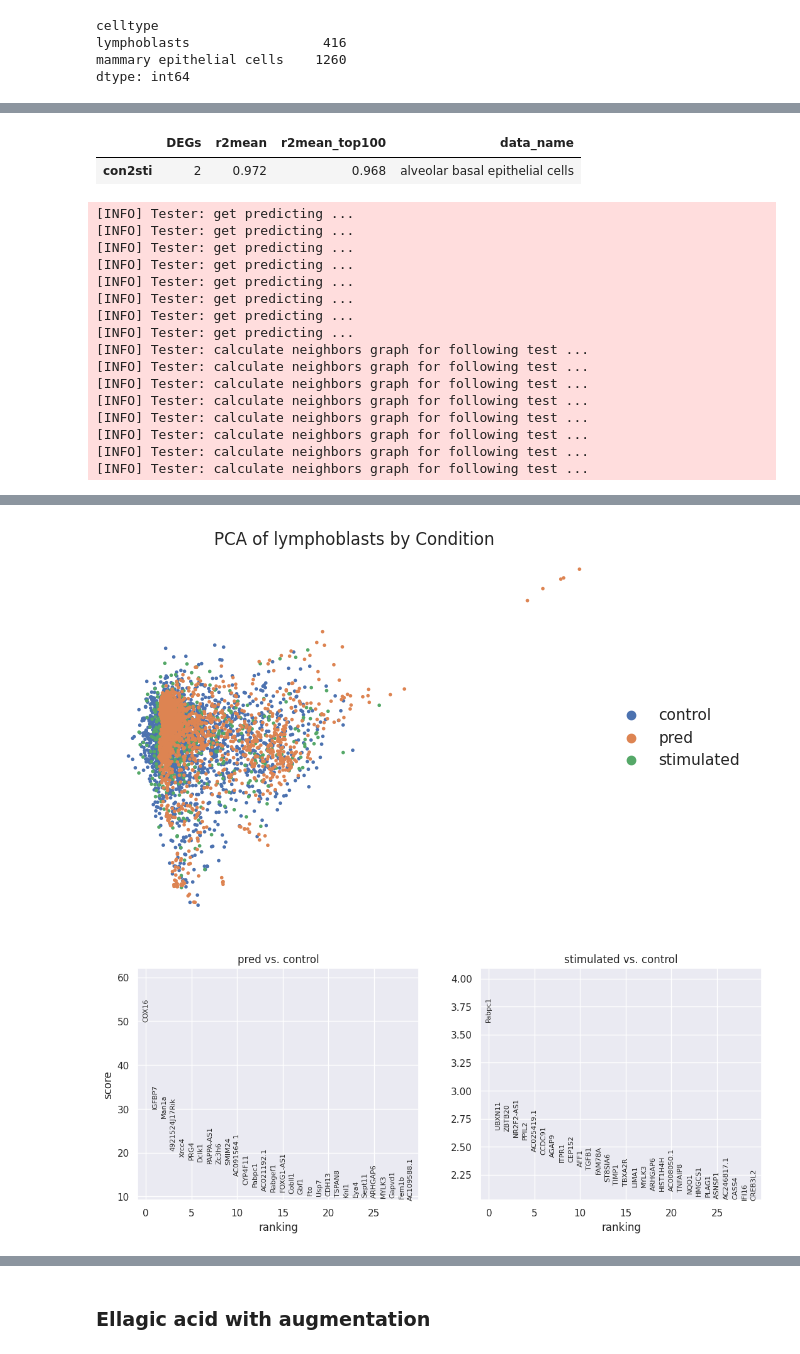
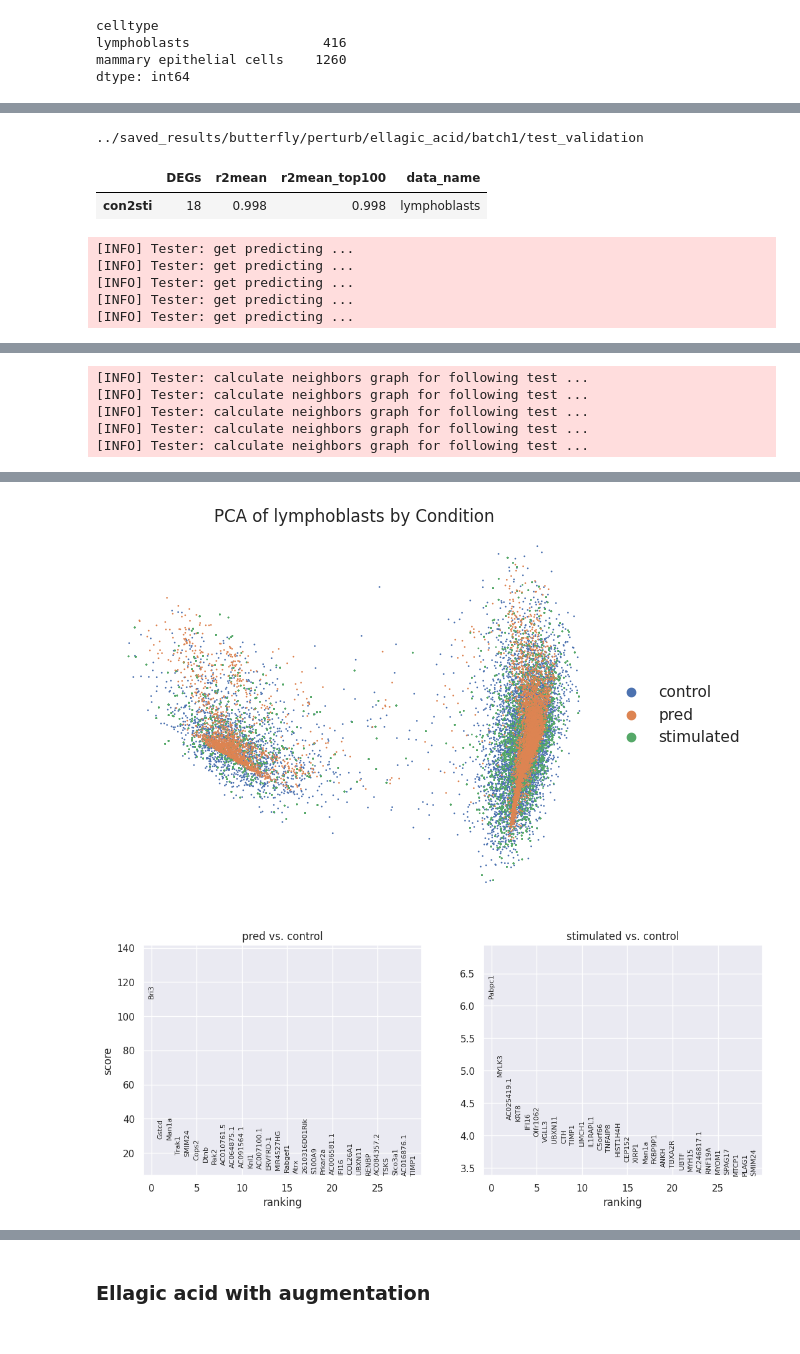
Before and after one commit to thodkatz/thesis, a Jupyter notebook: experiments/scbutterfly-perturbation.ipynb, the cells around one changed output, grey strips where cells are left out. Cells and saved outputs as stored; diff of their text form; code cells hidden in the pictures.

```diff
--- a/experiments/scbutterfly-perturbation.ipynb
+++ b/experiments/scbutterfly-perturbation.ipynb
@@ -427,7 +432,7 @@ model_perturb1 = Model(
     name=f"butterfly/ellagic_acid/batch{idx}"
 )
 # %%
-train = False
+train = True
 print(file_path)
 model_perturb1.train(
     R_encoder_lr = 0.001,
@@ -542,19 +557,21 @@ WARNING: saving figure to file ../saved_results/butterfly/perturb/ellagic_acid/2
 # %%
 import pandas as pd
-print(file_path)
-cluster_index = pd.read_csv(f'{file_path}/cluster_index.csv', index_col=0)
+print(test_file_path)
+cluster_index = pd.read_csv(f'{test_file_path}/cluster_index.csv', index_col=0)
 cluster_index
 # %% [output]
+../saved_results/butterfly/perturb/ellagic_acid/batch1/test_validation
 |  | DEGs | r2mean | r2mean_top100 | data_name |
-| con2sti | 2 | 0.972 | 0.968 | alveolar basal epithelial cells |
+| con2sti | 18 | 0.998 | 0.998 | lymphoblasts |
 # %%
 print(file_path)
+test_file_path = f"{file_path}/test_train"
 model_perturb1.test(
-    test_id_r = test_id_control,
-    test_id_a = test_id_perturb,
+    test_id_r = train_id_control,
+    test_id_a = train_id_perturb,
     model_path = None,
     load_model = None,
-    output_path = file_path,
+    output_path = test_file_path,
     test_pca = True,
     test_DEGs = True,
     test_R2 = True,
@@ -568,14 +585,3 @@ model_perturb1.test(
 [INFO] Tester: get predicting ...
 [INFO] Tester: get predicting ...
 [INFO] Tester: get predicting ...
-[INFO] Tester: get predicting ...
-[INFO] Tester: get predicting ...
-[INFO] Tester: get predicting ...
-[INFO] Tester: calculate neighbors graph for following test ...
-[INFO] Tester: calculate neighbors graph for following test ...
-[INFO] Tester: calculate neighbors graph for following test ...
-[INFO] Tester: calculate neighbors graph for following test ...
-[INFO] Tester: calculate neighbors graph for following test ...
-[INFO] Tester: calculate neighbors graph for following test ...
-[INFO] Tester: calculate neighbors graph for following test ...
-[INFO] Tester: calculate neighbors graph for following test ...
@@ -582,0 +589,5 @@ WARNING: saving figure to file ../saved_results/butterfly/perturb/ellagic_acid/2
+[INFO] Tester: calculate neighbors graph for following test ...
+[INFO] Tester: calculate neighbors graph for following test ...
+[INFO] Tester: calculate neighbors graph for following test ...
+[INFO] Tester: calculate neighbors graph for following test ...
+[INFO] Tester: calculate neighbors graph for following test ...
@@ -583,2 +595,2 @@ WARNING: saving figure to file ../saved_results/butterfly/perturb/ellagic_acid/2
-[figure, old version]
+[figure, new version]
-[figure, old version]
+[figure, new version]
```
Also changed, not shown: parts of 9 cells of this notebook, 5 other files.
